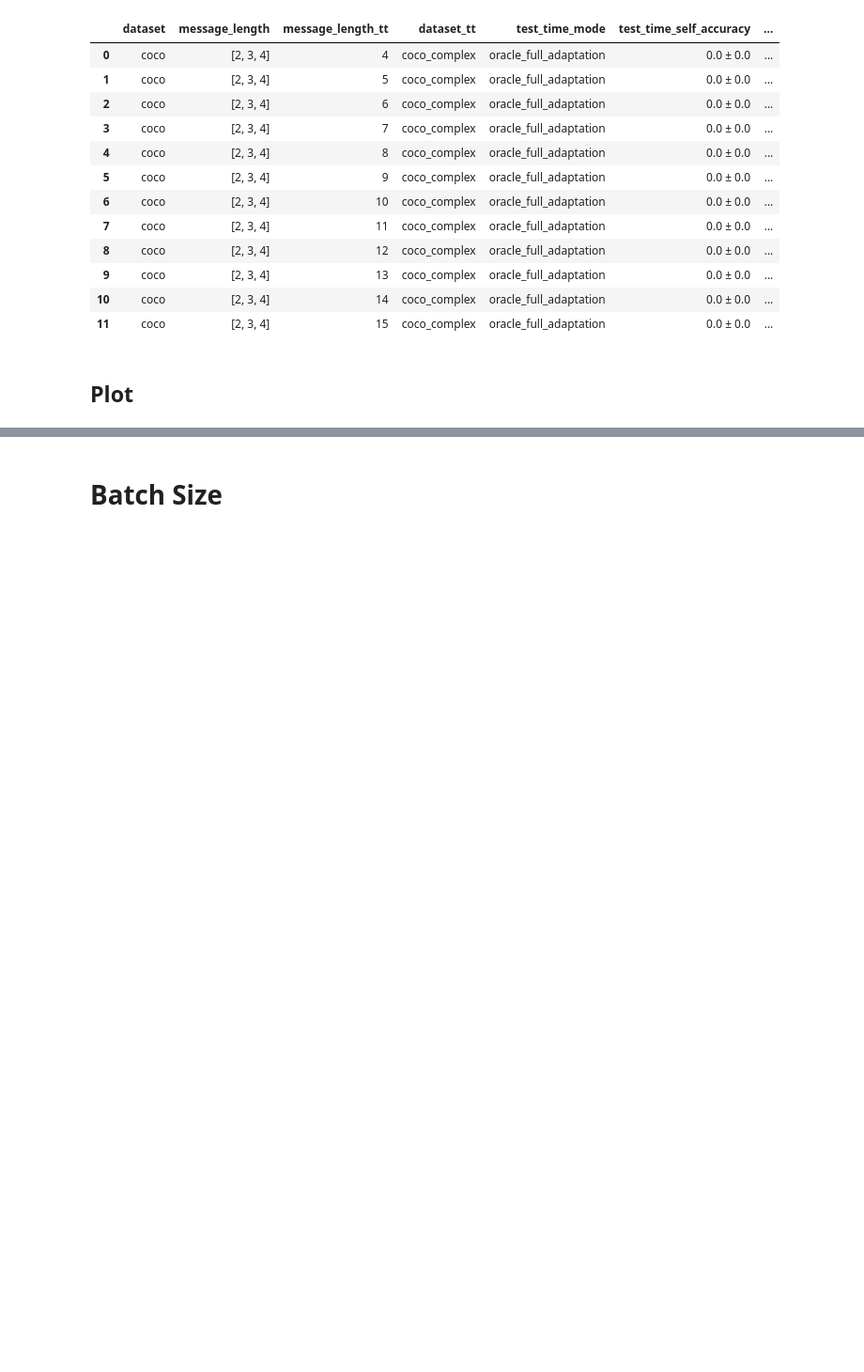
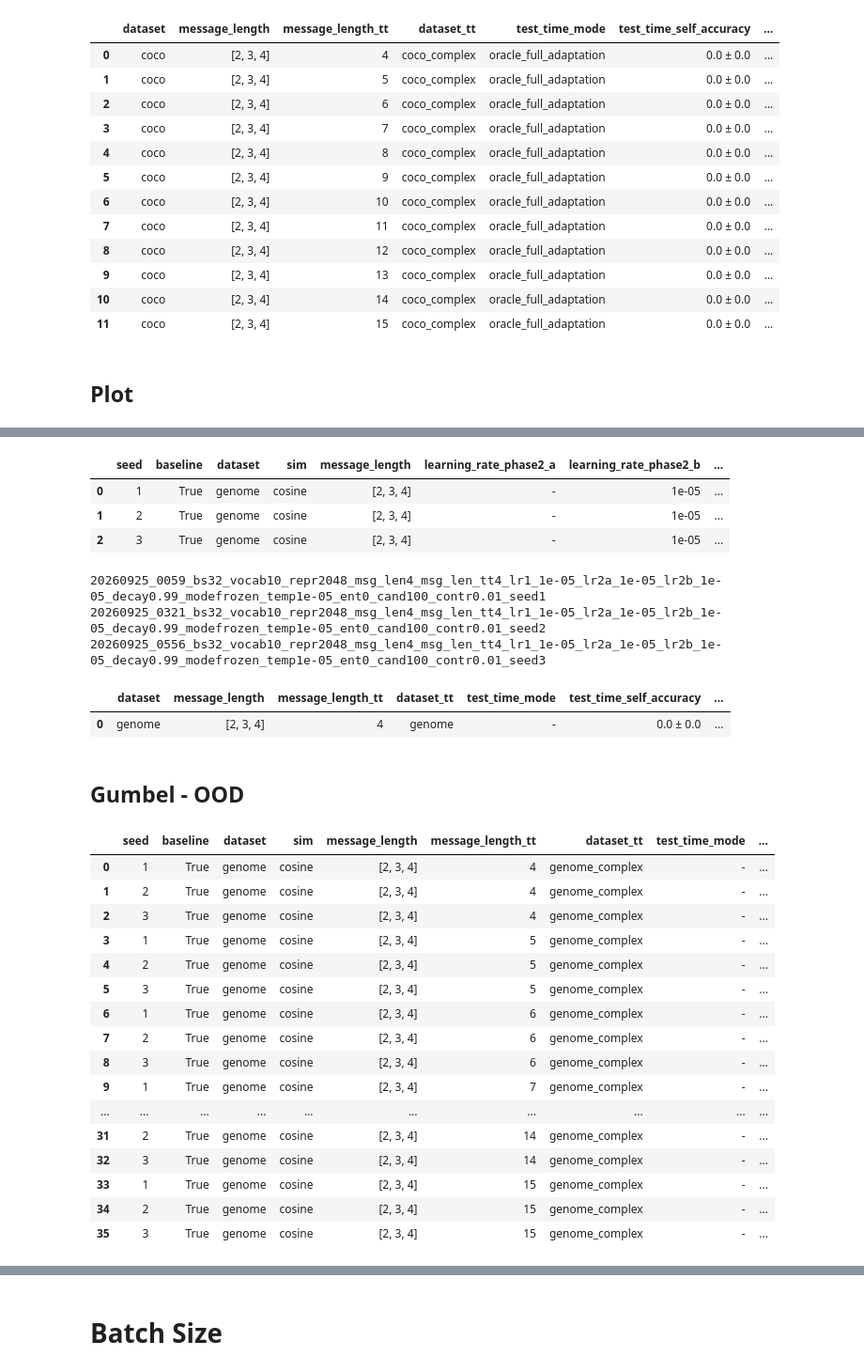
Before and after one commit to MehdiJmlkh/Test-Time-Emergent-Language, a Jupyter notebook: TTEL/results.ipynb, the cells around one changed output, grey strips where cells are left out. Shown at 94% size. Cells and saved outputs as stored; diff of their text form; code cells hidden in the pictures; blank space fills up the shorter version.

Commit message:
Add genome results

```diff
--- a/TTEL/results.ipynb
+++ b/TTEL/results.ipynb
@@ -2289,0 +2324,54 @@ plot(
+# %%
+final = extract_maxes(res)
+final[gumbel_cols]
+# %% [output]
+|  | seed | baseline | dataset | sim | message_length | learning_rate_phase2_a | learning_rate_phase2_b | ... |
+| 0 | 1 | True | genome | cosine | [2, 3, 4] | - | 1e-05 | ... |
+| 1 | 2 | True | genome | cosine | [2, 3, 4] | - | 1e-05 | ... |
+| 2 | 3 | True | genome | cosine | [2, 3, 4] | - | 1e-05 | ... |
+# %%
+for i in range(3):
+    print(final.loc[i, "path"])
+# %% [output]
+20260925_0059_bs32_vocab10_repr2048_msg_len4_msg_len_tt4_lr1_1e-05_lr2a_1e-05_lr2b_1e-05_decay0.99_modefrozen_temp1e-05_ent0_cand100_contr0.01_seed1
+20260925_0321_bs32_vocab10_repr2048_msg_len4_msg_len_tt4_lr1_1e-05_lr2a_1e-05_lr2b_1e-05_decay0.99_modefrozen_temp1e-05_ent0_cand100_contr0.01_seed2
+20260925_0556_bs32_vocab10_repr2048_msg_len4_msg_len_tt4_lr1_1e-05_lr2a_1e-05_lr2b_1e-05_decay0.99_modefrozen_temp1e-05_ent0_cand100_contr0.01_seed3
+# %%
+mean_and_std(final)
+# %% [output]
+|  | dataset | message_length | message_length_tt | dataset_tt | test_time_mode | test_time_self_accuracy | ... |
+| 0 | genome | [2, 3, 4] | 4 | genome | - | 0.0 ± 0.0 | ... |
+# %% [markdown]
+## Gumbel - OOD
+# %%
+res = filter_df(
+    {
+        "dataset": "genome",
+        "baseline": True,
+        "gumbel": True,
+        "dialogued_checkpoint": "!None",
+        "dataset_tt": "genome_complex",
+        "message_length": "[2, 3, 4]",
+        "test_time_mode": "-",
+    },
+    sort_by=["message_length_tt", "seed"],
+)
+res[baseline_cols]
+# %% [output]
+|  | seed | baseline | dataset | sim | message_length | message_length_tt | dataset_tt | test_time_mode | ... |
+| 0 | 1 | True | genome | cosine | [2, 3, 4] | 4 | genome_complex | - | ... |
+| 1 | 2 | True | genome | cosine | [2, 3, 4] | 4 | genome_complex | - | ... |
+| 2 | 3 | True | genome | cosine | [2, 3, 4] | 4 | genome_complex | - | ... |
+| 3 | 1 | True | genome | cosine | [2, 3, 4] | 5 | genome_complex | - | ... |
+| 4 | 2 | True | genome | cosine | [2, 3, 4] | 5 | genome_complex | - | ... |
+| 5 | 3 | True | genome | cosine | [2, 3, 4] | 5 | genome_complex | - | ... |
+| 6 | 1 | True | genome | cosine | [2, 3, 4] | 6 | genome_complex | - | ... |
+| 7 | 2 | True | genome | cosine | [2, 3, 4] | 6 | genome_complex | - | ... |
+| 8 | 3 | True | genome | cosine | [2, 3, 4] | 6 | genome_complex | - | ... |
+| 9 | 1 | True | genome | cosine | [2, 3, 4] | 7 | genome_complex | - | ... |
+| ... | ... | ... | ... | ... | ... | ... | ... | ... | ... |
+| 31 | 2 | True | genome | cosine | [2, 3, 4] | 14 | genome_complex | - | ... |
+| 32 | 3 | True | genome | cosine | [2, 3, 4] | 14 | genome_complex | - | ... |
+| 33 | 1 | True | genome | cosine | [2, 3, 4] | 15 | genome_complex | - | ... |
+| 34 | 2 | True | genome | cosine | [2, 3, 4] | 15 | genome_complex | - | ... |
+| 35 | 3 | True | genome | cosine | [2, 3, 4] | 15 | genome_complex | - | ... |
```
Also changed, not shown: parts of 30 cells of this notebook.
